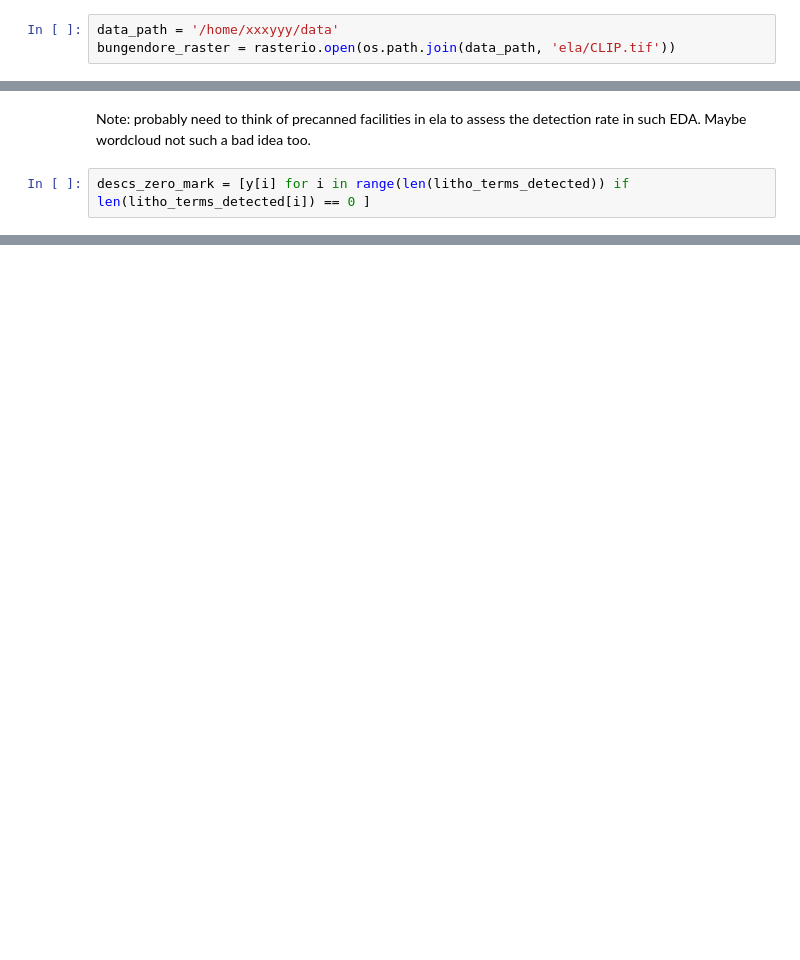
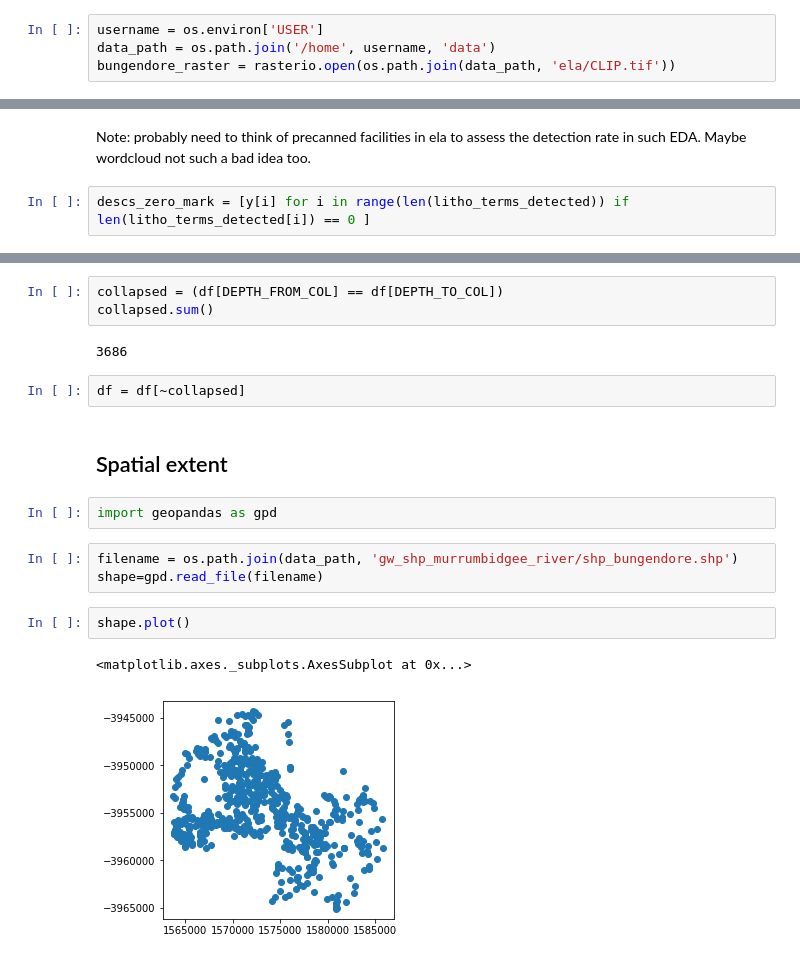
Before and after one commit to csiro-hydrogeology/pyela, a Jupyter notebook: docs/tutorials/getting_started.ipynb, the cells around one changed output, grey strips where cells are left out. Drawn from its saved outputs; the diff is of its cells as text; blank space fills up the shorter version.

```diff
--- a/docs/tutorials/getting_started.ipynb
+++ b/docs/tutorials/getting_started.ipynb
@@ -15,7 +15,8 @@ from rasterio.plot import show
 
 import ela
 # %%
-data_path = '/home/xxxyyy/data'
+username = os.environ['USER']
+data_path = os.path.join('/home', username, 'data')
 bungendore_raster = rasterio.open(os.path.join(data_path, 'ela/CLIP.tif'))
 # %%
 show(bungendore_raster,title='East of Bungendore, AU', cmap='terrain')
@@ -135,0 +331,19 @@ descs_zero_mark[1:50]
+# %%
+collapsed = (df[DEPTH_FROM_COL] == df[DEPTH_TO_COL])
+collapsed.sum()
+# %% [output]
+3686
+# %%
+df = df[~collapsed]
+# %% [markdown]
+## Spatial extent
+# %%
+import geopandas as gpd
+# %%
+filename = os.path.join(data_path, 'gw_shp_murrumbidgee_river/shp_bungendore.shp')
+shape=gpd.read_file(filename)
+# %%
+shape.plot()
+# %% [output]
+<matplotlib.axes._subplots.AxesSubplot at 0x...>
+[figure, added]
```
Also changed, not shown: parts of 60 cells of this notebook, 1 other file.
